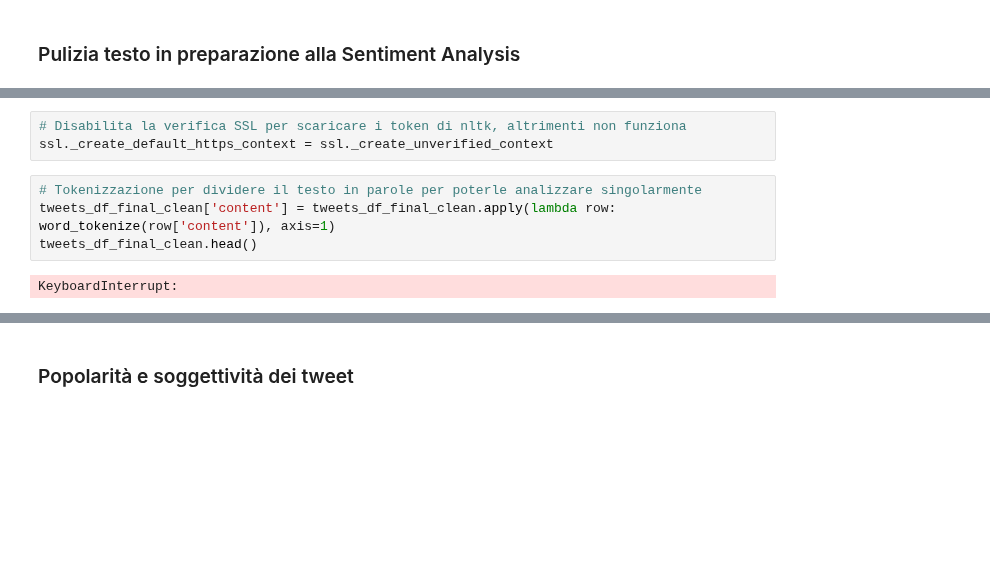
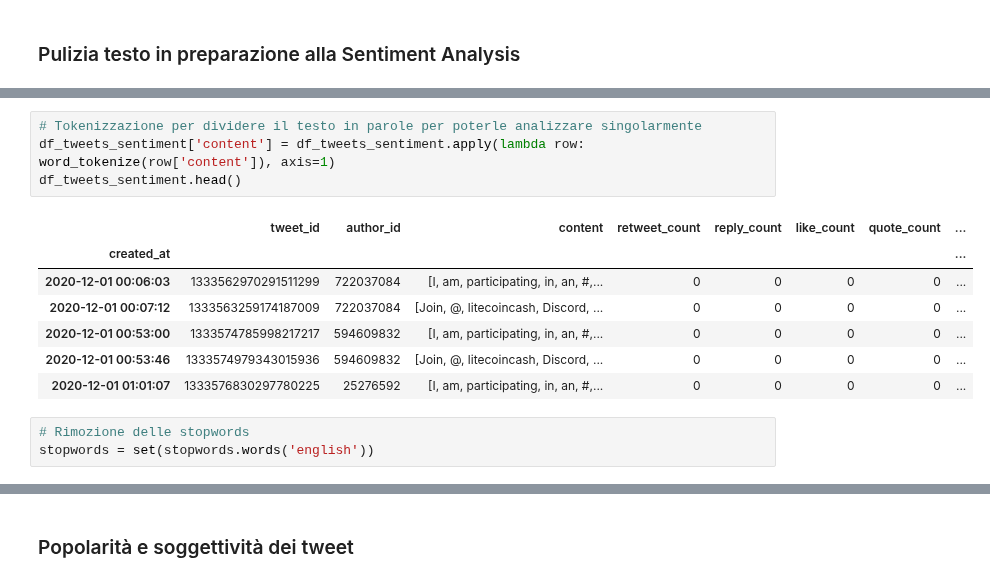
Before and after one commit to riccardospini98/Blockchain, a Jupyter notebook: tweet_SA.ipynb, the cells around one changed output, grey strips where cells are left out. Saved outputs shown, nothing was run; the diff lists cells and outputs as text; blank space fills up the shorter version.

```diff
--- a/tweet_SA.ipynb
+++ b/tweet_SA.ipynb
@@ -677,10 +609,16 @@ False
-# %%
-# Disabilita la verifica SSL per scaricare i token di nltk, altrimenti non funziona
-ssl._create_default_https_context = ssl._create_unverified_context
 # %%
 # Tokenizzazione per dividere il testo in parole per poterle analizzare singolarmente
-tweets_df_final_clean['content'] = tweets_df_final_clean.apply(lambda row: word_tokenize(row['content']), axis=1)
-tweets_df_final_clean.head()
+df_tweets_sentiment['content'] = df_tweets_sentiment.apply(lambda row: word_tokenize(row['content']), axis=1)
+df_tweets_sentiment.head()
 # %% [output]
-KeyboardInterrupt:
+|  | tweet_id | author_id | content | retweet_count | reply_count | like_count | quote_count | ... |
+| created_at |  |  |  |  |  |  |  | ... |
+| 2020-12-01 00:06:03 | 1333562970291511299 | 722037084 | [I, am, participating, in, an, #,... | 0 | 0 | 0 | 0 | ... |
+| 2020-12-01 00:07:12 | 1333563259174187009 | 722037084 | [Join, @, litecoincash, Discord, ... | 0 | 0 | 0 | 0 | ... |
+| 2020-12-01 00:53:00 | 1333574785998217217 | 594609832 | [I, am, participating, in, an, #,... | 0 | 0 | 0 | 0 | ... |
+| 2020-12-01 00:53:46 | 1333574979343015936 | 594609832 | [Join, @, litecoincash, Discord, ... | 0 | 0 | 0 | 0 | ... |
+| 2020-12-01 01:01:07 | 1333576830297780225 | 25276592 | [I, am, participating, in, an, #,... | 0 | 0 | 0 | 0 | ... |
+# %%
+# Rimozione delle stopwords
+stopwords = set(stopwords.words('english'))
 # %%
```
Also changed, not shown: parts of 26 cells of this notebook.
